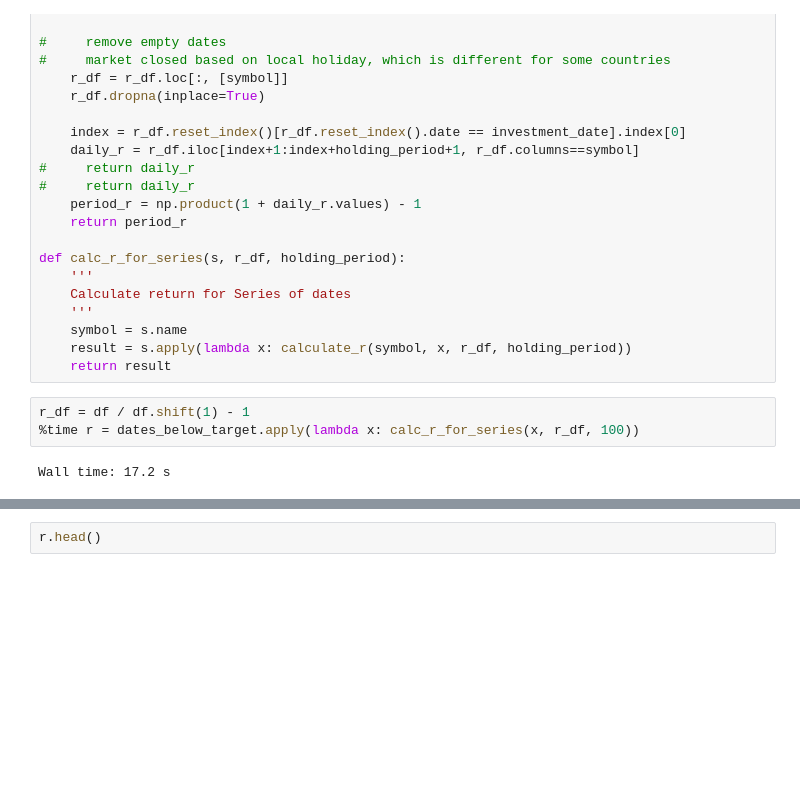
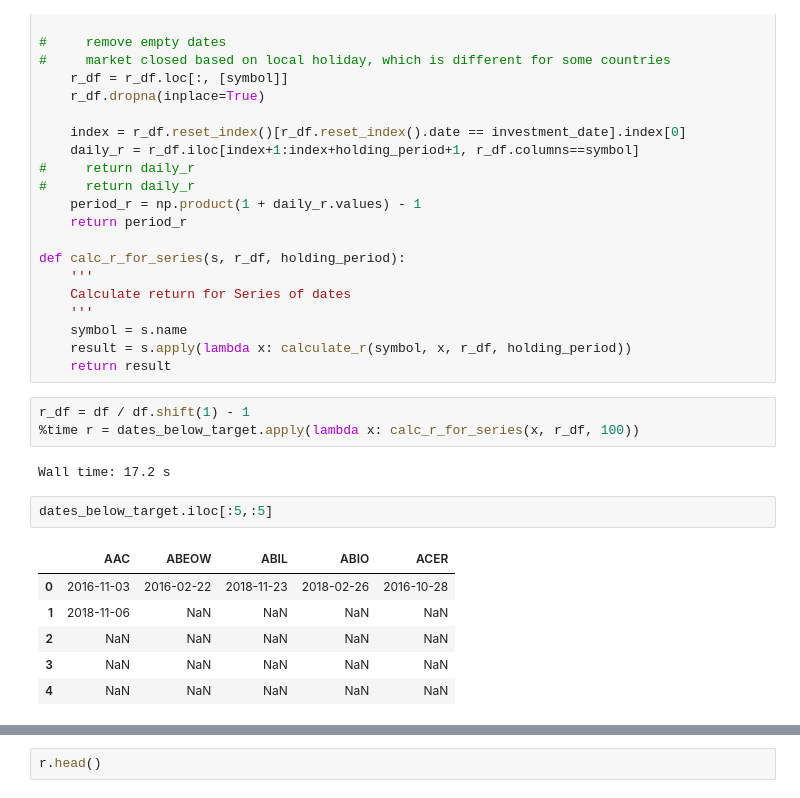
Before and after one commit to haryjagdev/Investment-Strategy, a Jupyter notebook: Buy low sell high.ipynb, the cells around one changed output, grey strips where cells are left out. Saved outputs shown, nothing was run; the diff lists cells and outputs as text; blank space fills up the shorter version.

```diff
--- a/Buy low sell high.ipynb
+++ b/Buy low sell high.ipynb
@@ -161,3 +161,12 @@ r_df = df / df.shift(1) - 1
 %time r = dates_below_target.apply(lambda x: calc_r_for_series(x, r_df, 100))
 # %% [output]
 Wall time: 17.2 s
+# %%
+dates_below_target.iloc[:5,:5]
+# %% [output]
+|  | AAC | ABEOW | ABIL | ABIO | ACER |
+| 0 | 2016-11-03 | 2016-02-22 | 2018-11-23 | 2018-02-26 | 2016-10-28 |
+| 1 | 2018-11-06 | NaN | NaN | NaN | NaN |
+| 2 | NaN | NaN | NaN | NaN | NaN |
+| 3 | NaN | NaN | NaN | NaN | NaN |
+| 4 | NaN | NaN | NaN | NaN | NaN |
```
Also changed, not shown: parts of 9 cells of this notebook, 2 other files.
